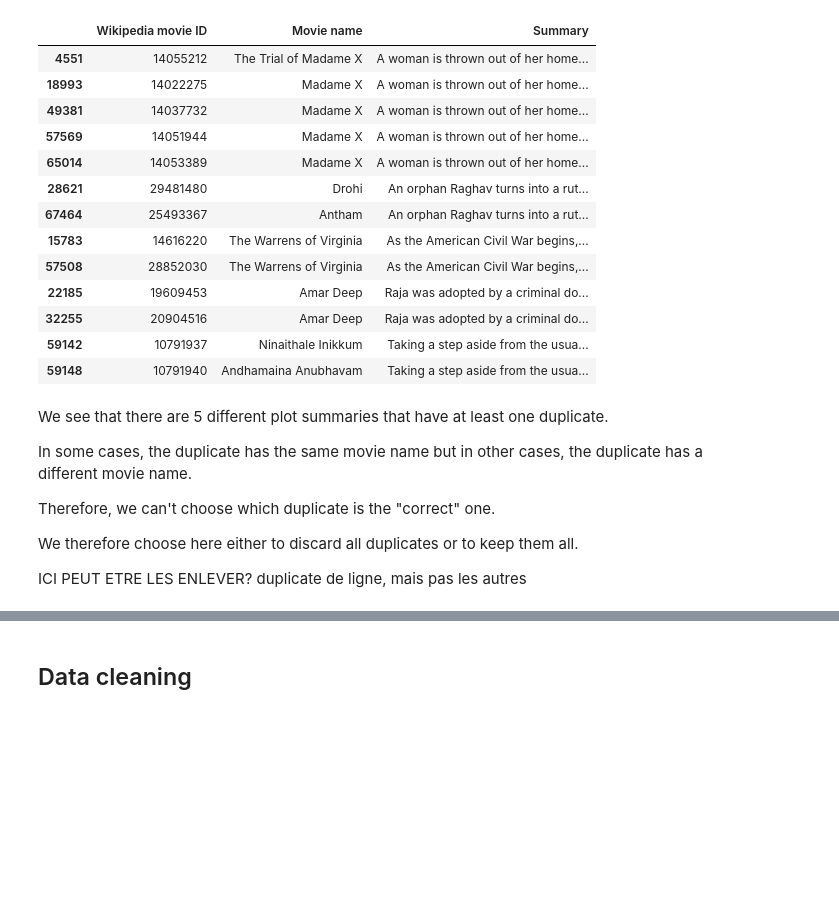
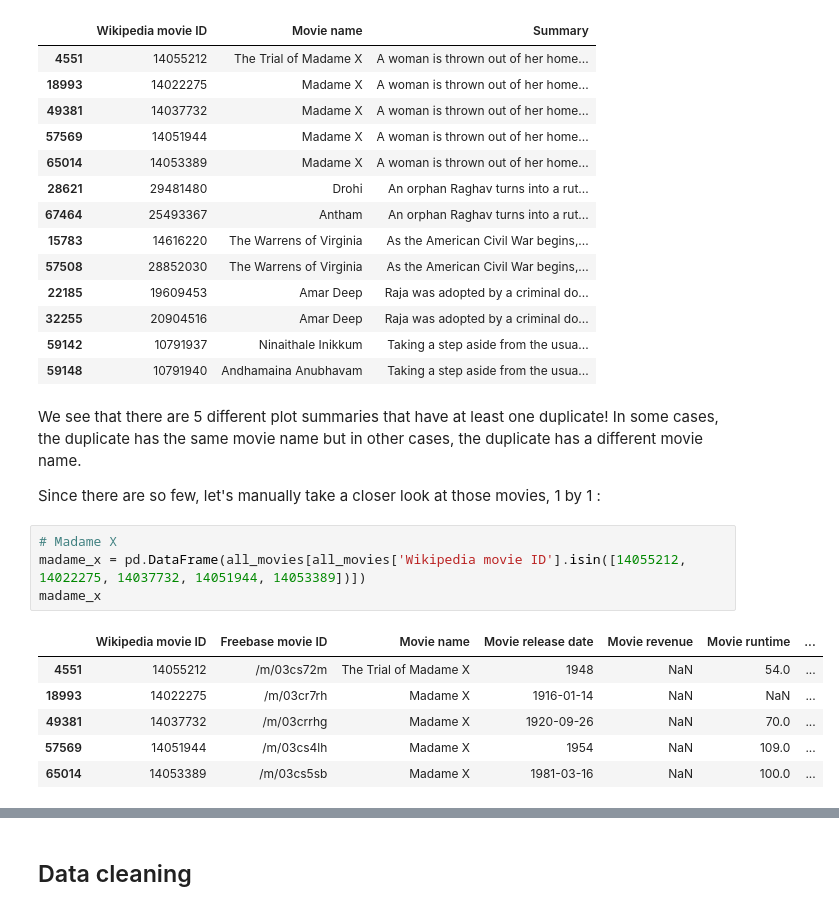
Before and after one commit to epfl-ada/ada-2023-project-workingteam2023, a Jupyter notebook: exploration/main.ipynb, the cells around one changed output, grey strips where cells are left out. Saved outputs shown, nothing was run; the diff lists cells and outputs as text; blank space fills up the shorter version.

```diff
--- a/exploration/main.ipynb
+++ b/exploration/main.ipynb
@@ -107,13 +116,17 @@ Number of plot summaries having at least one duplicate : 5
 | 59142 | 10791937 | Ninaithale Inikkum | Taking a step aside from the usua... |
 | 59148 | 10791940 | Andhamaina Anubhavam | Taking a step aside from the usua... |
 # %% [markdown]
-We see that there are 5 different plot summaries that have at least one duplicate.
+We see that there are 5 different plot summaries that have at least one duplicate! In some cases, the duplicate has the same movie name but in other cases, the duplicate has a different movie name.
 
-In some cases, the duplicate has the same movie name but in other cases, the duplicate has a different movie name.
-
-Therefore, we can't choose which duplicate is the "correct" one.
-
-We therefore choose here either to discard all duplicates or to keep them all.
-
-ICI PEUT ETRE LES ENLEVER?
-duplicate de ligne, mais pas les autres
+Since there are so few, let's manually take a closer look at those movies, 1 by 1 :
+# %%
+# Madame X
+madame_x = pd.DataFrame(all_movies[all_movies['Wikipedia movie ID'].isin([14055212, 14022275, 14037732, 14051944, 14053389])])
+madame_x
+# %% [output]
+|  | Wikipedia movie ID | Freebase movie ID | Movie name | Movie release date | Movie revenue | Movie runtime | ... |
+| 4551 | 14055212 | /m/03cs72m | The Trial of Madame X | 1948 | NaN | 54.0 | ... |
+| 18993 | 14022275 | /m/03cr7rh | Madame X | 1916-01-14 | NaN | NaN | ... |
+| 49381 | 14037732 | /m/03crrhg | Madame X | 1920-09-26 | NaN | 70.0 | ... |
+| 57569 | 14051944 | /m/03cs4lh | Madame X | 1954 | NaN | 109.0 | ... |
+| 65014 | 14053389 | /m/03cs5sb | Madame X | 1981-03-16 | NaN | 100.0 | ... |
```
Also changed, not shown: parts of 12 cells of this notebook.
